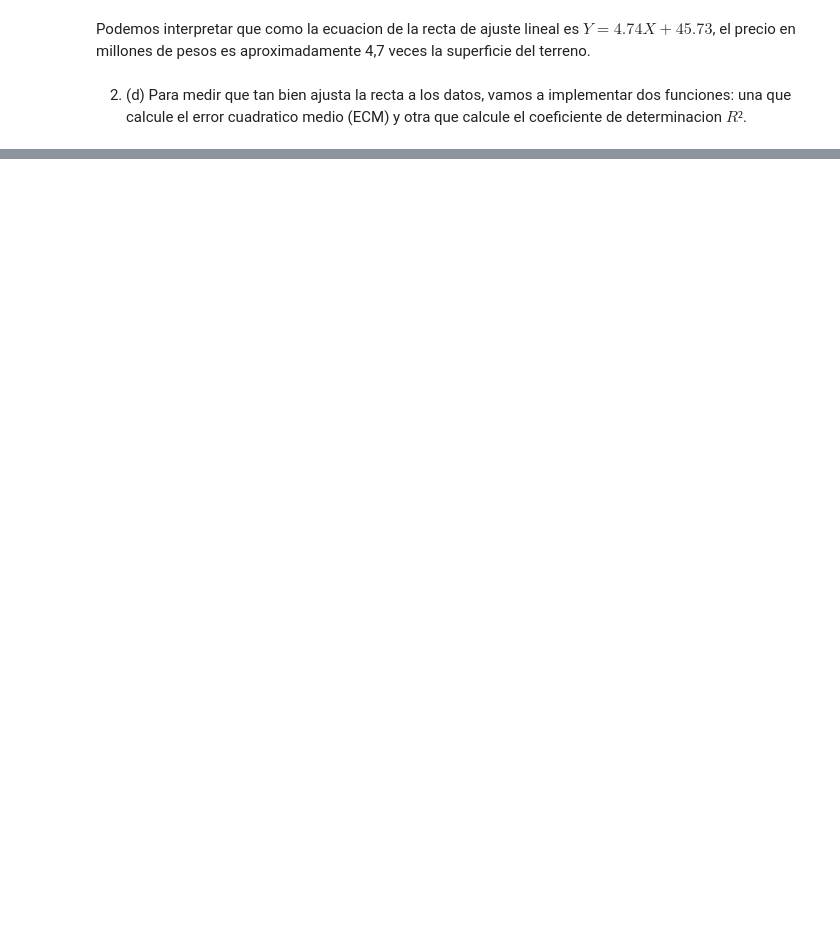
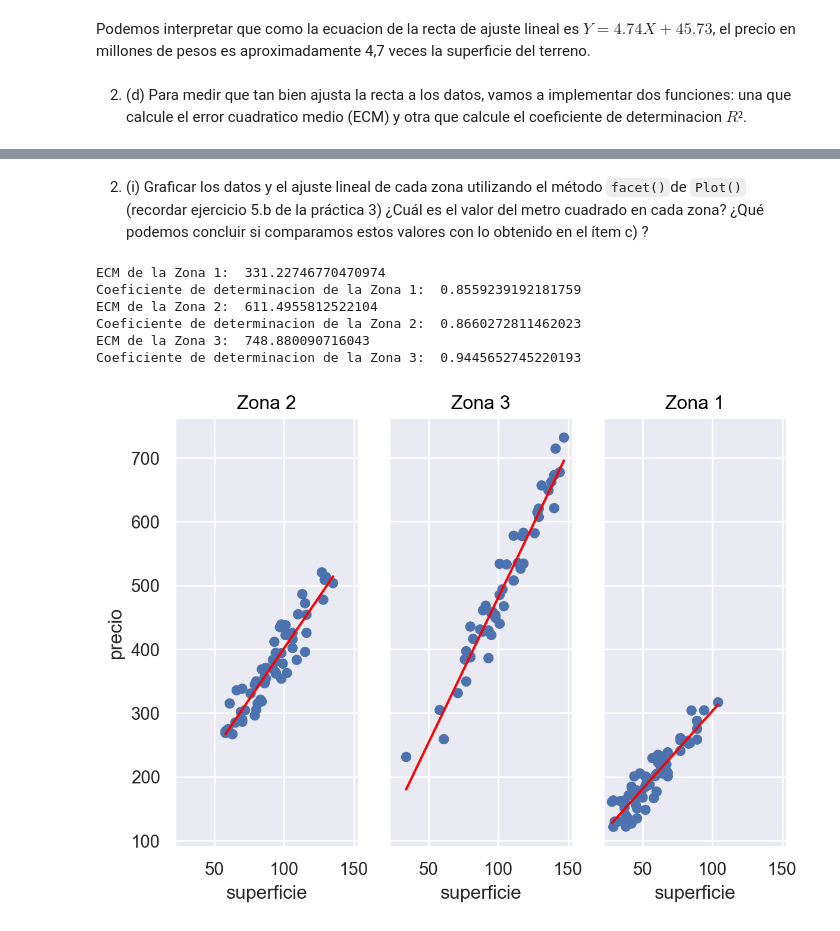
Before and after one commit to lmendezayl/uba-ldd-ic, a Jupyter notebook: guias/soluciones/practica4.ipynb, the cells around one changed output, grey strips where cells are left out. Drawn from its saved outputs; the diff is of its cells as text; code cells hidden in the pictures; blank space fills up the shorter version.

```diff
--- a/guias/soluciones/practica4.ipynb
+++ b/guias/soluciones/practica4.ipynb
@@ -85,5 +86,6 @@ datos.head()
 inmuebles = datos
 modelo = linear_model.LinearRegression()
 modelo.fit(inmuebles[['superficie']], inmuebles[['precio']])
-print(modelo.coef_[0][0], modelo.intercept_[0])
+beta_1, beta_0 = modelo.coef_[0][0], modelo.intercept_[0]
+print("Recta de ajuste lineal de los datos: Y =", round(beta_1, 2),"X +", round(-beta_0, 2) )
 # %% [output]
@@ -101,0 +111,6 @@ def r_cuad(x, y, pendiente, o_origen):
+# %%
+x = inmuebles["superficie"]
+y = inmuebles["precio"]
+
+print(ecm(x, y, beta_1, beta_0))
+print(r_cuad(x, y, beta_1, beta_0))
@@ -101,0 +151,46 @@ def r_cuad(x, y, pendiente, o_origen):
+# %%
+# Definimos las zonas
+zona1 = inmuebles[inmuebles["zona"] == "Zona 1"]
+zona2 = inmuebles[inmuebles["zona"] == "Zona 2"]
+zona3 = inmuebles[inmuebles["zona"] == "Zona 3"]
+# %%
+# Calculamos lo pedido por el ejercicio
+beta_11, beta_01 = coefs_rl(zona1["superficie"], zona1["precio"])
+beta_12, beta_02 = coefs_rl(zona2["superficie"], zona2["precio"])
+beta_13, beta_03 = coefs_rl(zona3["superficie"], zona3["precio"])
+
+ecm_zona1 = ecm(zona1["superficie"], zona1["precio"], beta_11, beta_01)
+ecm_zona2 = ecm(zona2["superficie"], zona2["precio"], beta_12, beta_02)
+ecm_zona3 = ecm(zona3["superficie"], zona3["precio"], beta_13, beta_03)
+
+r_cuad_zona1 = r_cuad(zona1["superficie"], zona1["precio"], beta_11, beta_01)
+r_cuad_zona2 = r_cuad(zona2["superficie"], zona2["precio"], beta_12, beta_02)
+r_cuad_zona3 = r_cuad(zona3["superficie"], zona3["precio"], beta_13, beta_03)
+# %% [markdown]
+2. (i) Graficar los datos y el ajuste lineal de cada zona utilizando el método `facet()`de `Plot()`
+(recordar ejercicio 5.b de la práctica 3) ¿Cuál es el valor del metro cuadrado en cada zona?
+¿Qué podemos concluir si comparamos estos valores con lo obtenido en el ítem c) ?
+# %%
+print("ECM de la Zona 1: ", ecm_zona1)
+print("Coeficiente de determinacion de la Zona 1: ", r_cuad_zona1)
+print("ECM de la Zona 2: ", ecm_zona2)
+print("Coeficiente de determinacion de la Zona 2: ", r_cuad_zona2)
+print("ECM de la Zona 3: ", ecm_zona3)
+print("Coeficiente de determinacion de la Zona 3: ", r_cuad_zona3)
+
+# subgraficos de los datos de cada zona
+(
+    so.Plot(inmuebles, x, y)
+    .add(so.Dot())
+    .add(so.Line(color='red'), so.PolyFit(1))
+    .facet("zona")
+
+)
+# %% [output]
+ECM de la Zona 1:  331.22746770470974
+Coeficiente de determinacion de la Zona 1:  0.8559239192181759
+ECM de la Zona 2:  611.4955812522104
+Coeficiente de determinacion de la Zona 2:  0.8660272811462023
+ECM de la Zona 3:  748.880090716043
+Coeficiente de determinacion de la Zona 3:  0.9445652745220193
+[figure, added]
```
Also changed, not shown: parts of 34 cells of this notebook.
